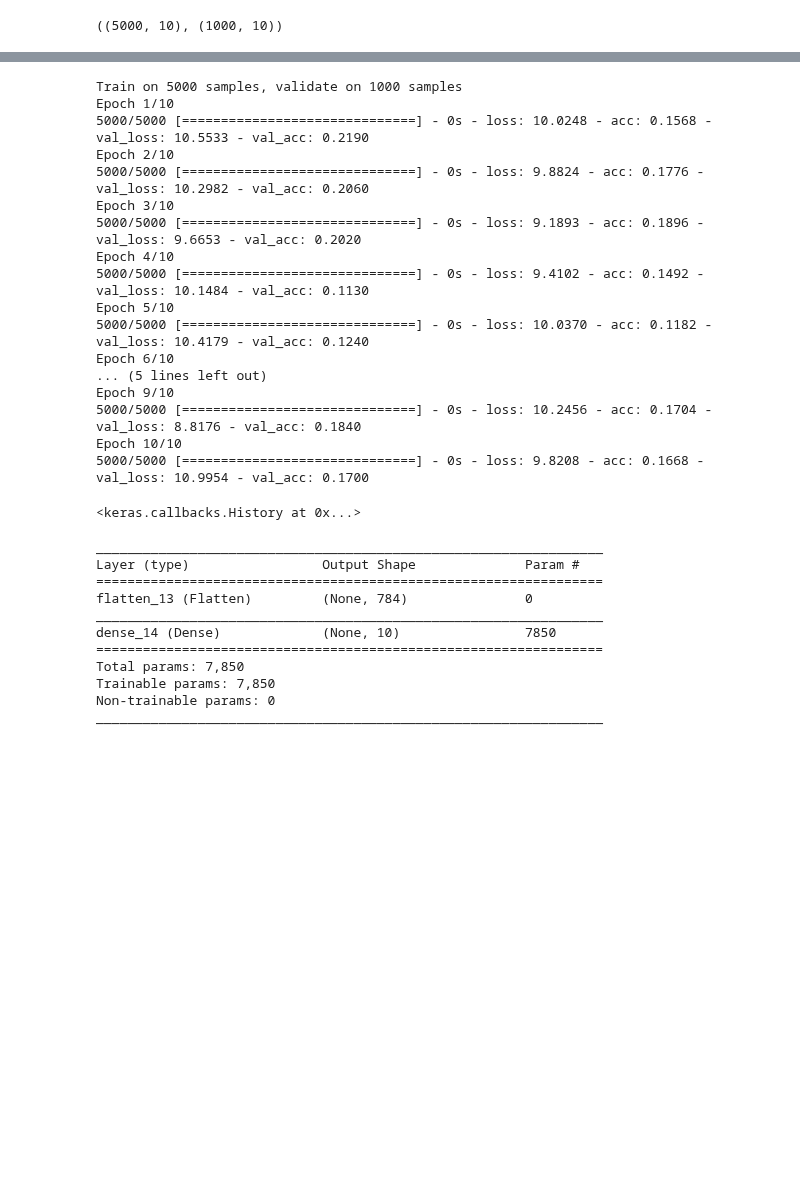
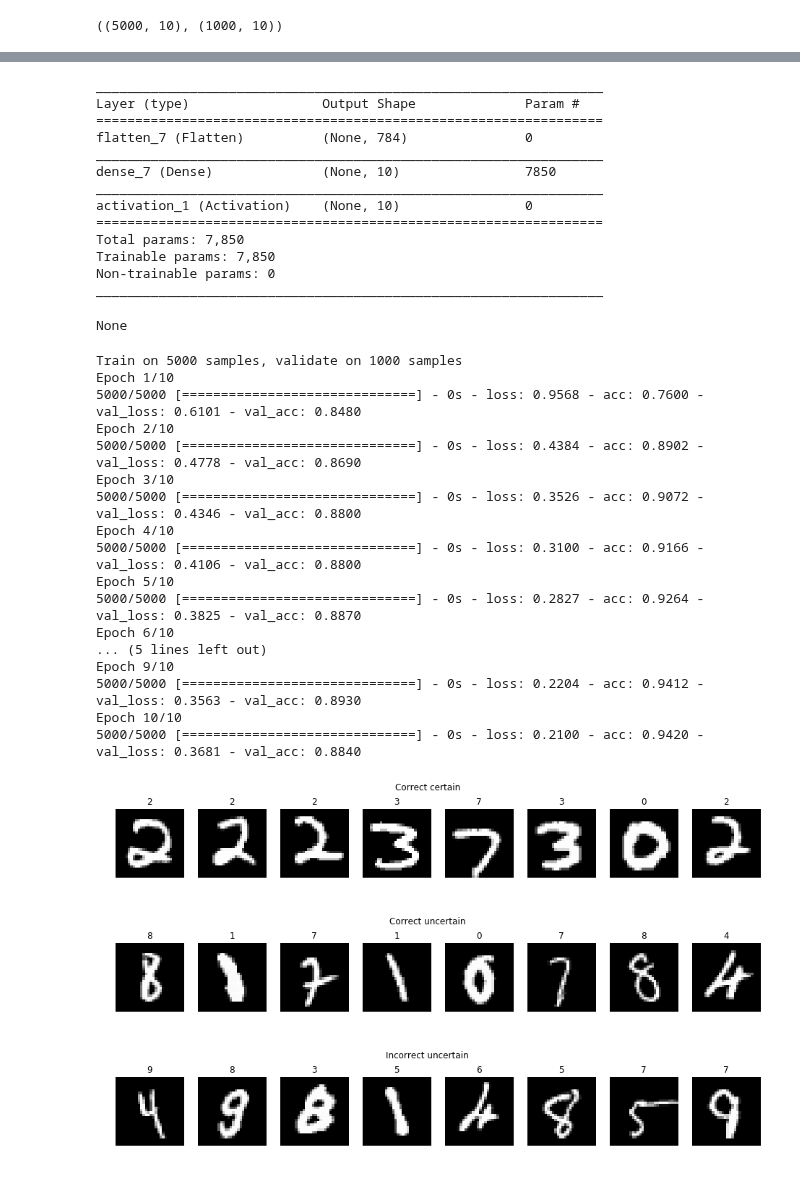
Before and after one commit to mskrajnowski/2017-ml-lunch, a Jupyter notebook: mnist.ipynb, the cells around one changed output, grey strips where cells are left out. Cells and saved outputs as stored; diff of their text form; code cells hidden in the pictures; blank space fills up the shorter version.

```diff
--- a/mnist.ipynb
+++ b/mnist.ipynb
@@ -96,44 +157,41 @@ _________________________________________________________________
-# %%
-model_1.fit(x_train, y_train, validation_data=(x_test, y_test), epochs=10)
-# %% [output]
-Train on 5000 samples, validate on 1000 samples
-Epoch 1/10
-5000/5000 [==============================] - 0s - loss: 10.0248 - acc: 0.1568 - val_loss: 10.5533 - val_acc: 0.2190
-Epoch 2/10
-5000/5000 [==============================] - 0s - loss: 9.8824 - acc: 0.1776 - val_loss: 10.2982 - val_acc: 0.2060
-Epoch 3/10
-5000/5000 [==============================] - 0s - loss: 9.1893 - acc: 0.1896 - val_loss: 9.6653 - val_acc: 0.2020
-Epoch 4/10
-5000/5000 [==============================] - 0s - loss: 9.4102 - acc: 0.1492 - val_loss: 10.1484 - val_acc: 0.1130
-Epoch 5/10
-5000/5000 [==============================] - 0s - loss: 10.0370 - acc: 0.1182 - val_loss: 10.4179 - val_acc: 0.1240
-Epoch 6/10
-... (5 lines left out)
-Epoch 9/10
-5000/5000 [==============================] - 0s - loss: 10.2456 - acc: 0.1704 - val_loss: 8.8176 - val_acc: 0.1840
-Epoch 10/10
-5000/5000 [==============================] - 0s - loss: 9.8208 - acc: 0.1668 - val_loss: 10.9954 - val_acc: 0.1700
-<keras.callbacks.History at 0x...>
 # %%
-model_2 = Sequential([
+build_train_evaluate_model([
     Flatten(input_shape=(28, 28)),
-    Dense(10, activation='softmax'),
-])
-model_2.compile(
-    optimizer='nadam',
-    loss='categorical_crossentropy',
-    metrics=['accuracy'],
-)
-model_2.summary()
+    Dense(10),
+    Activation('softmax'),
+]);
 # %% [output]
 _________________________________________________________________
 Layer (type)                 Output Shape              Param #
 =================================================================
-flatten_13 (Flatten)         (None, 784)               0
+flatten_7 (Flatten)          (None, 784)               0
 _________________________________________________________________
-dense_14 (Dense)             (None, 10)                7850
+dense_7 (Dense)              (None, 10)                7850
+_________________________________________________________________
+activation_1 (Activation)    (None, 10)                0
 =================================================================
 Total params: 7,850
 Trainable params: 7,850
 Non-trainable params: 0
 _________________________________________________________________
+None
+Train on 5000 samples, validate on 1000 samples
+Epoch 1/10
+5000/5000 [==============================] - 0s - loss: 0.9568 - acc: 0.7600 - val_loss: 0.6101 - val_acc: 0.8480
+Epoch 2/10
+5000/5000 [==============================] - 0s - loss: 0.4384 - acc: 0.8902 - val_loss: 0.4778 - val_acc: 0.8690
+Epoch 3/10
+5000/5000 [==============================] - 0s - loss: 0.3526 - acc: 0.9072 - val_loss: 0.4346 - val_acc: 0.8800
+Epoch 4/10
+5000/5000 [==============================] - 0s - loss: 0.3100 - acc: 0.9166 - val_loss: 0.4106 - val_acc: 0.8800
+Epoch 5/10
+5000/5000 [==============================] - 0s - loss: 0.2827 - acc: 0.9264 - val_loss: 0.3825 - val_acc: 0.8870
+Epoch 6/10
+... (5 lines left out)
+Epoch 9/10
+5000/5000 [==============================] - 0s - loss: 0.2204 - acc: 0.9412 - val_loss: 0.3563 - val_acc: 0.8930
+Epoch 10/10
+5000/5000 [==============================] - 0s - loss: 0.2100 - acc: 0.9420 - val_loss: 0.3681 - val_acc: 0.8840
+[figure, added]
+[figure, added]
+[figure, added]
```
Also changed, not shown: parts of 27 cells of this notebook.
